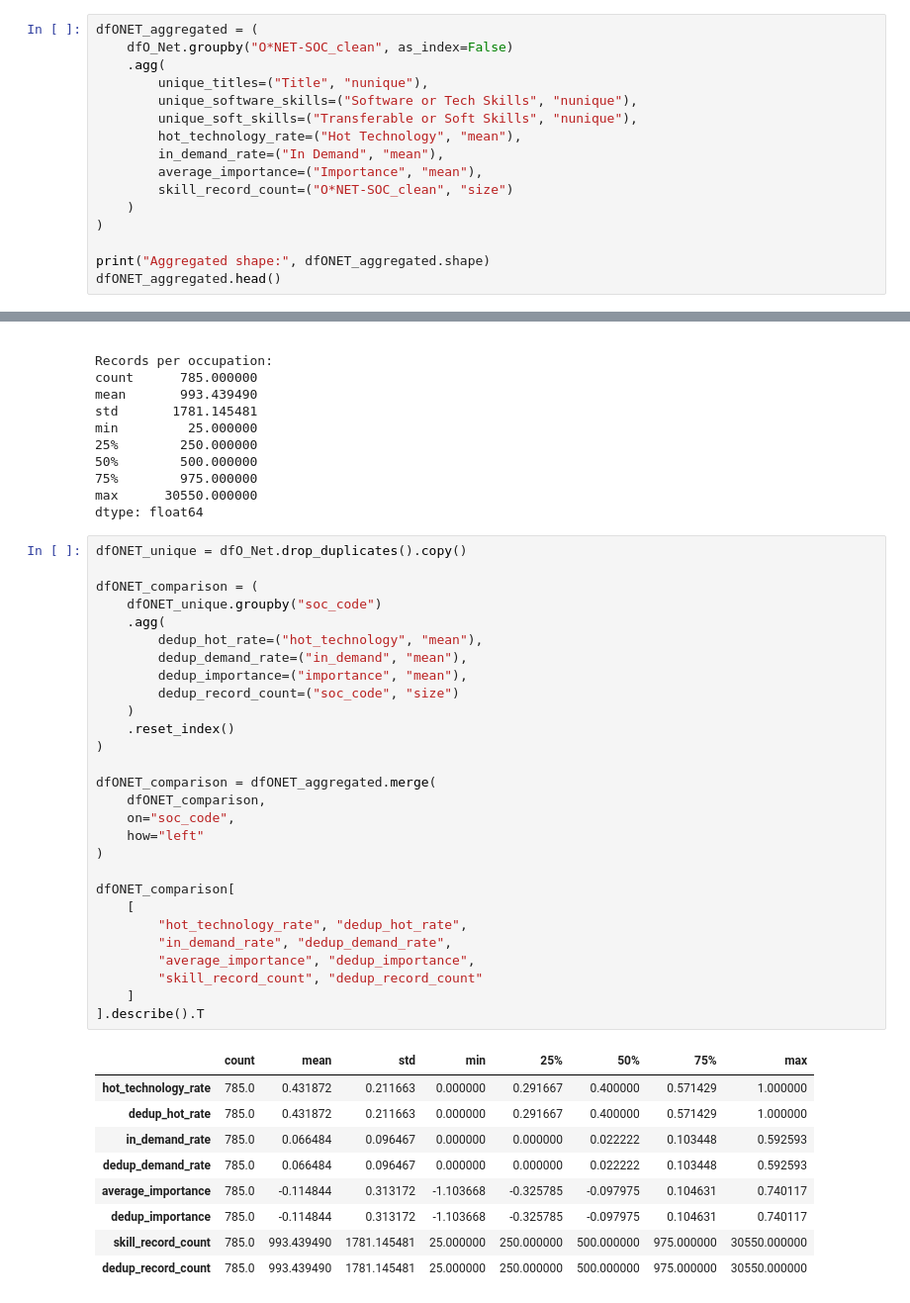
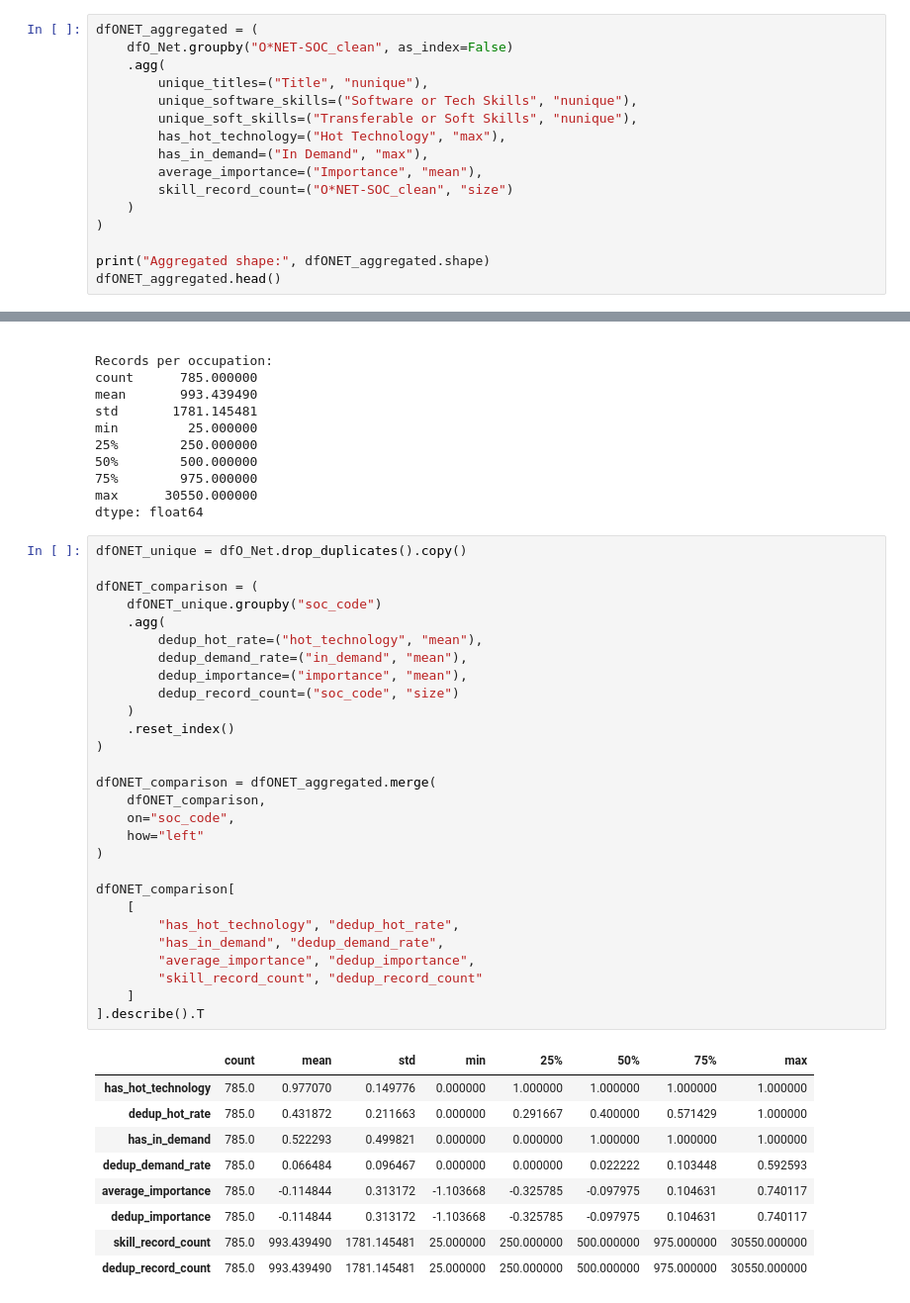
Before and after one commit to Break-Through-Tech/Sage-Road-Solutions-1A-workforce-pell-opportunity-score, a Jupyter notebook: notebooks/merges/BLS_O-NET_Merging/Merging.ipynb, the cells around one changed output, grey strips where cells are left out. Shown at 99% size. Cells and saved outputs as stored; diff of their text form.

```diff
--- a/notebooks/merges/BLS_O-NET_Merging/Merging.ipynb
+++ b/notebooks/merges/BLS_O-NET_Merging/Merging.ipynb
@@ -385,8 +385,8 @@ dfONET_aggregated = (
         unique_titles=("Title", "nunique"),
         unique_software_skills=("Software or Tech Skills", "nunique"),
         unique_soft_skills=("Transferable or Soft Skills", "nunique"),
-        hot_technology_rate=("Hot Technology", "mean"),
-        in_demand_rate=("In Demand", "mean"),
+        has_hot_technology=("Hot Technology", "max"),
+        has_in_demand=("In Demand", "max"),
         average_importance=("Importance", "mean"),
         skill_record_count=("O*NET-SOC_clean", "size")
     )
@@ -718,36 +711,36 @@ dtype: float64
 # %%
 dfONET_unique = dfO_Net.drop_duplicates().copy()
 
 dfONET_comparison = (
     dfONET_unique.groupby("soc_code")
     .agg(
         dedup_hot_rate=("hot_technology", "mean"),
         dedup_demand_rate=("in_demand", "mean"),
         dedup_importance=("importance", "mean"),
         dedup_record_count=("soc_code", "size")
     )
     .reset_index()
 )
 
 dfONET_comparison = dfONET_aggregated.merge(
     dfONET_comparison,
     on="soc_code",
     how="left"
 )
 
 dfONET_comparison[
     [
-        "hot_technology_rate", "dedup_hot_rate",
-        "in_demand_rate", "dedup_demand_rate",
+        "has_hot_technology", "dedup_hot_rate",
+        "has_in_demand", "dedup_demand_rate",
         "average_importance", "dedup_importance",
         "skill_record_count", "dedup_record_count"
     ]
 ].describe().T
 # %% [output]
 |  | count | mean | std | min | 25% | 50% | 75% | max |
-| hot_technology_rate | 785.0 | 0.431872 | 0.211663 | 0.000000 | 0.291667 | 0.400000 | 0.571429 | 1.000000 |
+| has_hot_technology | 785.0 | 0.977070 | 0.149776 | 0.000000 | 1.000000 | 1.000000 | 1.000000 | 1.000000 |
 | dedup_hot_rate | 785.0 | 0.431872 | 0.211663 | 0.000000 | 0.291667 | 0.400000 | 0.571429 | 1.000000 |
-| in_demand_rate | 785.0 | 0.066484 | 0.096467 | 0.000000 | 0.000000 | 0.022222 | 0.103448 | 0.592593 |
+| has_in_demand | 785.0 | 0.522293 | 0.499821 | 0.000000 | 0.000000 | 1.000000 | 1.000000 | 1.000000 |
 | dedup_demand_rate | 785.0 | 0.066484 | 0.096467 | 0.000000 | 0.000000 | 0.022222 | 0.103448 | 0.592593 |
 | average_importance | 785.0 | -0.114844 | 0.313172 | -1.103668 | -0.325785 | -0.097975 | 0.104631 | 0.740117 |
 | dedup_importance | 785.0 | -0.114844 | 0.313172 | -1.103668 | -0.325785 | -0.097975 | 0.104631 | 0.740117 |
```
Also changed, not shown: parts of 34 cells of this notebook, 8 other files.
